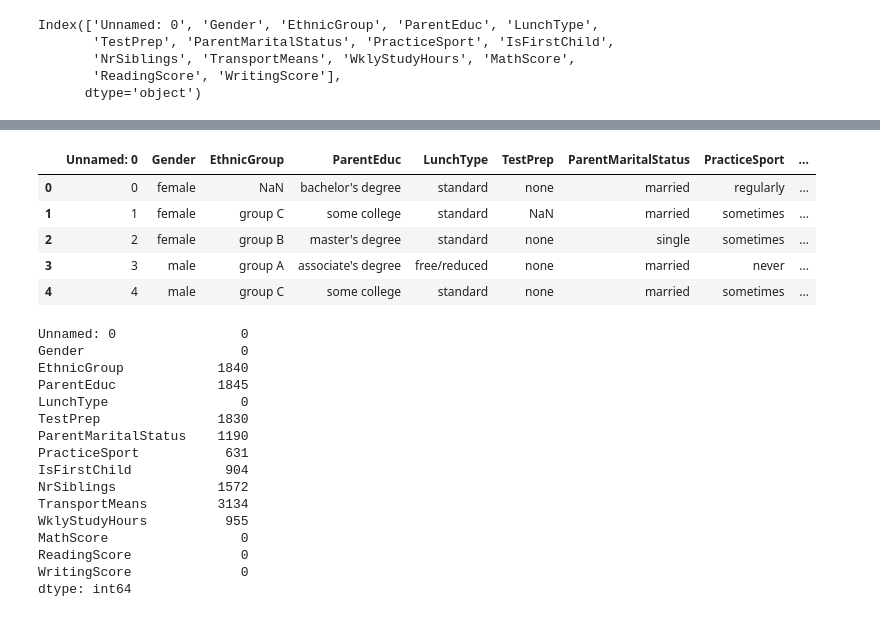
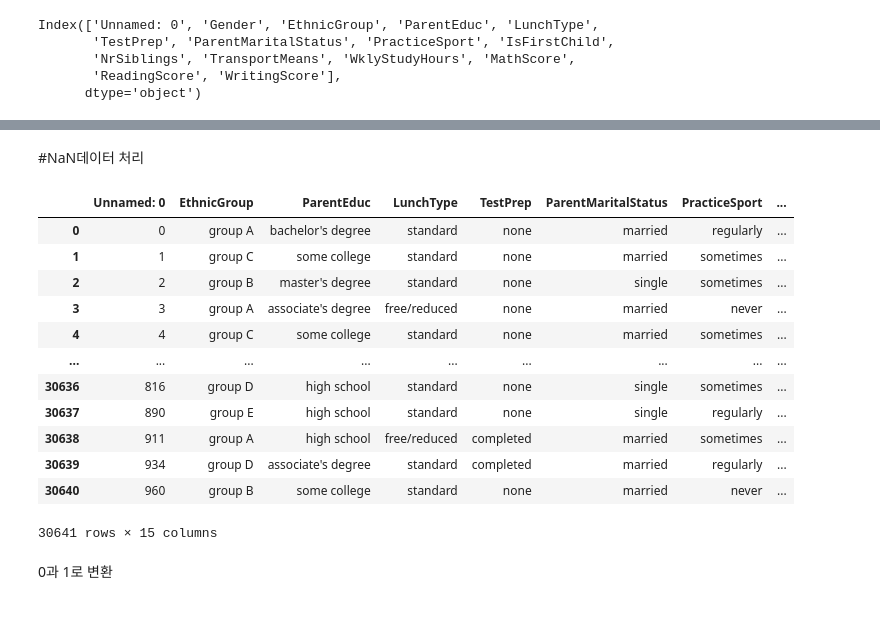
Before and after one commit to seanshlee/prac, a Jupyter notebook: ML_class/proj_stud/untitled.ipynb, the cells around one changed output, grey strips where cells are left out. Cells and saved outputs as stored; diff of their text form; code cells hidden in the pictures.

```diff
--- a/ML_class/proj_stud/untitled.ipynb
+++ b/ML_class/proj_stud/untitled.ipynb
@@ -72,30 +36,29 @@ dtype: int64
-# %%
-stu['TransportMeans'].replace({'NaN':'foot'},inplace=True)
-# %%
-stu.head()
-# %% [output]
-|  | Unnamed: 0 | Gender | EthnicGroup | ParentEduc | LunchType | TestPrep | ParentMaritalStatus | PracticeSport | ... |
-| 0 | 0 | female | NaN | bachelor's degree | standard | none | married | regularly | ... |
-| 1 | 1 | female | group C | some college | standard | NaN | married | sometimes | ... |
-| 2 | 2 | female | group B | master's degree | standard | none | single | sometimes | ... |
-| 3 | 3 | male | group A | associate's degree | free/reduced | none | married | never | ... |
-| 4 | 4 | male | group C | some college | standard | none | married | sometimes | ... |
-# %%
-stu.isna().sum()
-# %% [output]
-Unnamed: 0                0
-Gender                    0
-EthnicGroup            1840
-ParentEduc             1845
-LunchType                 0
-TestPrep               1830
-ParentMaritalStatus    1190
-PracticeSport           631
-IsFirstChild            904
-NrSiblings             1572
-TransportMeans         3134
-WklyStudyHours          955
-MathScore                 0
-ReadingScore              0
-WritingScore              0
-dtype: int64
+# %% [markdown]
+#NaN데이터 처리
+# %%
+stu.TransportMeans=stu.TransportMeans.fillna('foot')
+stu.TestPrep = stu.TestPrep.fillna('none')
+stu.WklyStudyHours = stu.WklyStudyHours.fillna('0')
+stu['IsFirstChild'] = stu['IsFirstChild'].fillna('no')
+stu.PracticeSport = stu.PracticeSport.fillna('no')
+stu.NrSiblings = stu.NrSiblings.fillna(0.0)
+stu.ParentMaritalStatus = stu.ParentMaritalStatus.fillna('single')
+stu.ParentEduc = stu.ParentEduc.fillna('high school')
+stu.EthnicGroup = stu.EthnicGroup.fillna('group A')
+stu
+# %% [output]
+|  | Unnamed: 0 | EthnicGroup | ParentEduc | LunchType | TestPrep | ParentMaritalStatus | PracticeSport | ... |
+| 0 | 0 | group A | bachelor's degree | standard | none | married | regularly | ... |
+| 1 | 1 | group C | some college | standard | none | married | sometimes | ... |
+| 2 | 2 | group B | master's degree | standard | none | single | sometimes | ... |
+| 3 | 3 | group A | associate's degree | free/reduced | none | married | never | ... |
+| 4 | 4 | group C | some college | standard | none | married | sometimes | ... |
+| ... | ... | ... | ... | ... | ... | ... | ... | ... |
+| 30636 | 816 | group D | high school | standard | none | single | sometimes | ... |
+| 30637 | 890 | group E | high school | standard | none | single | regularly | ... |
+| 30638 | 911 | group A | high school | free/reduced | completed | married | sometimes | ... |
+| 30639 | 934 | group D | associate's degree | standard | completed | married | regularly | ... |
+| 30640 | 960 | group B | some college | standard | none | married | never | ... |
+30641 rows × 15 columns
+# %% [markdown]
+0과 1로 변환
```
Also changed, not shown: parts of 8 cells of this notebook.
